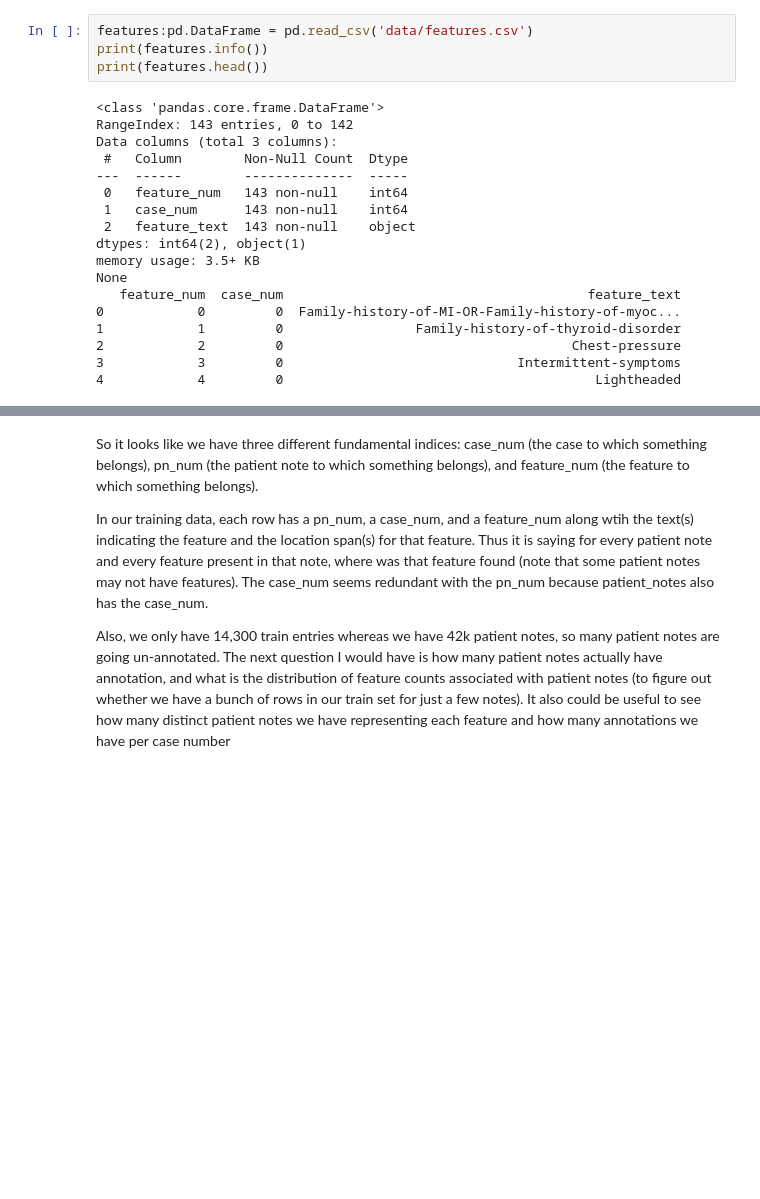
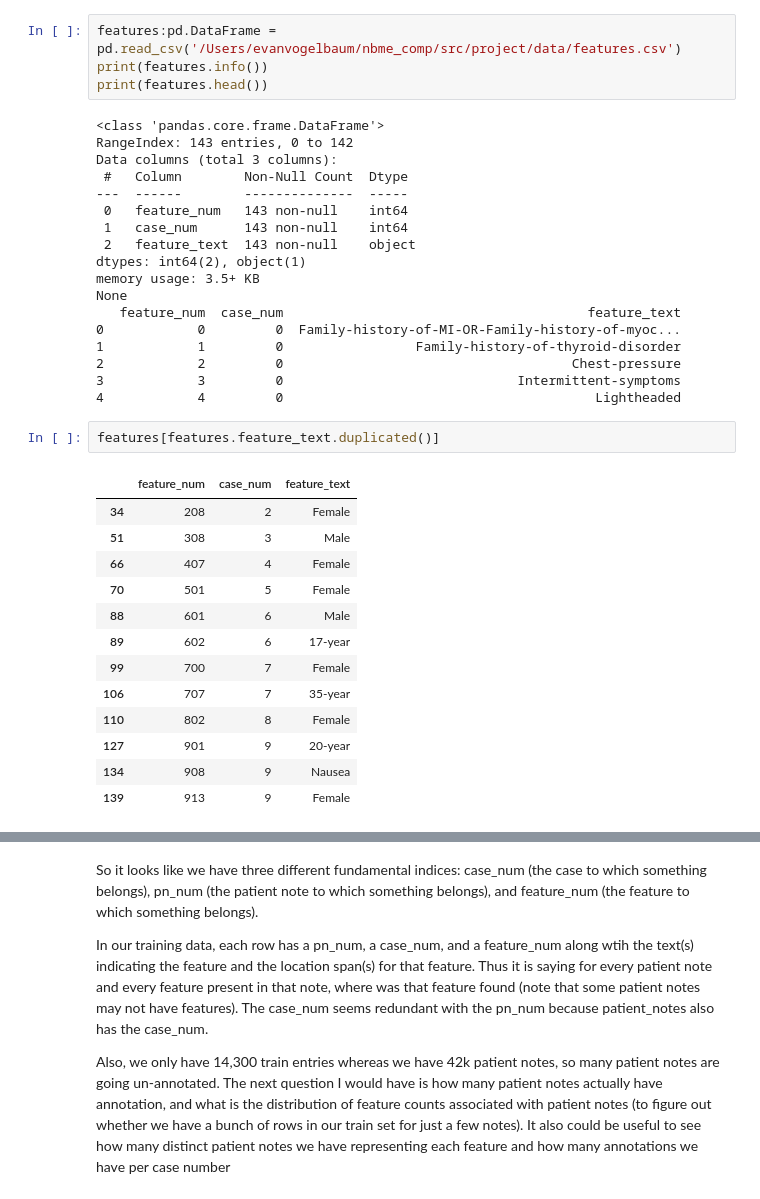
Before and after one commit to naveace/nbme_comp, a Jupyter notebook: src/project/experiments/EDA/EDA_Evan.ipynb, the cells around one changed output, grey strips where cells are left out. Drawn from its saved outputs; the diff is of its cells as text; blank space fills up the shorter version.

```diff
--- a/src/project/experiments/EDA/EDA_Evan.ipynb
+++ b/src/project/experiments/EDA/EDA_Evan.ipynb
@@ -17,7 +18,7 @@ import pickle
 # %% [markdown]
 ## Question: What do our different data schema look like?
 # %%
-features:pd.DataFrame = pd.read_csv('data/features.csv')
+features:pd.DataFrame = pd.read_csv('/Users/evanvogelbaum/nbme_comp/src/project/data/features.csv')
 print(features.info())
 print(features.head())
 # %% [output]
@@ -38,4 +39,20 @@ None
 2            2         0                                     Chest-pressure
 3            3         0                              Intermittent-symptoms
 4            4         0                                        Lightheaded
+# %%
+features[features.feature_text.duplicated()]
+# %% [output]
+|  | feature_num | case_num | feature_text |
+| 34 | 208 | 2 | Female |
+| 51 | 308 | 3 | Male |
+| 66 | 407 | 4 | Female |
+| 70 | 501 | 5 | Female |
+| 88 | 601 | 6 | Male |
+| 89 | 602 | 6 | 17-year |
+| 99 | 700 | 7 | Female |
+| 106 | 707 | 7 | 35-year |
+| 110 | 802 | 8 | Female |
+| 127 | 901 | 9 | 20-year |
+| 134 | 908 | 9 | Nausea |
+| 139 | 913 | 9 | Female |
 # %%
```
Also changed, not shown: parts of 18 cells of this notebook.
